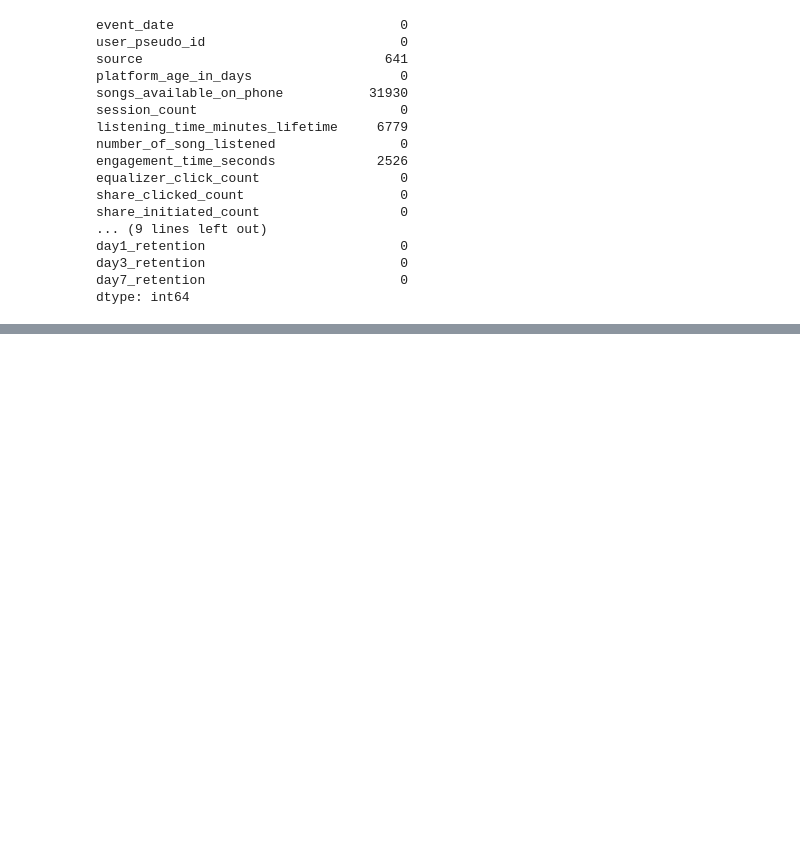
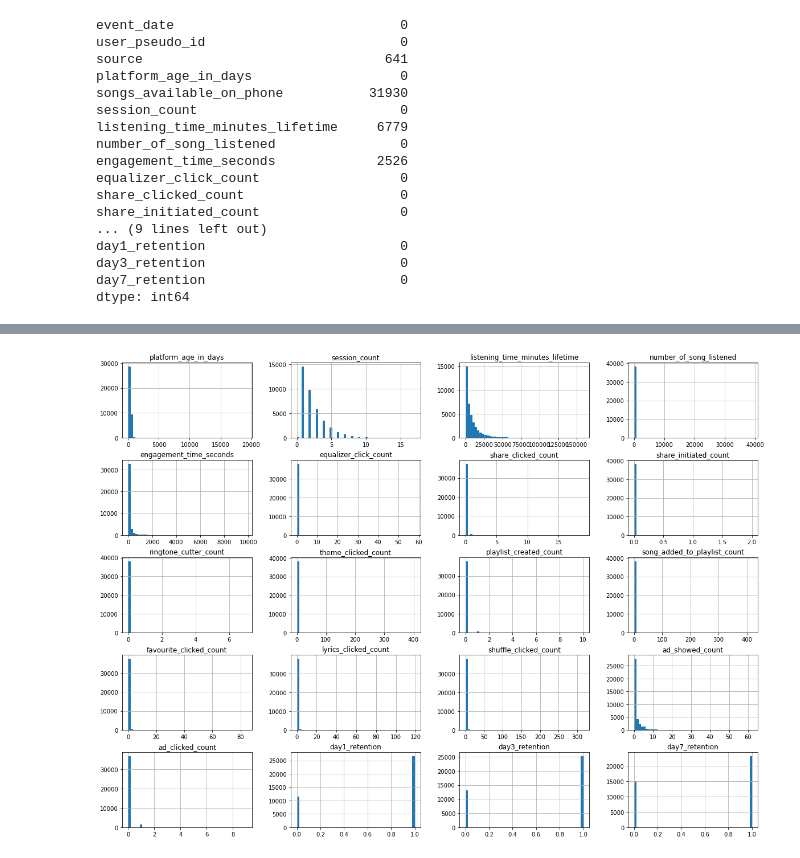
Before and after one commit to berserkarray/kaustubh, a Jupyter notebook: kautubh.ipynb, the cells around one changed output, grey strips where cells are left out. Cells and saved outputs as stored; diff of their text form; code cells hidden in the pictures; blank space fills up the shorter version.

```diff
--- a/kautubh.ipynb
+++ b/kautubh.ipynb
@@ -66,0 +128,5 @@ dtype: int64
+# %%
+df.hist(bins = 50, figsize=(20,15))
+plt.show()
+# %% [output]
+[figure, added]
```
Also changed, not shown: parts of 12 cells of this notebook.
